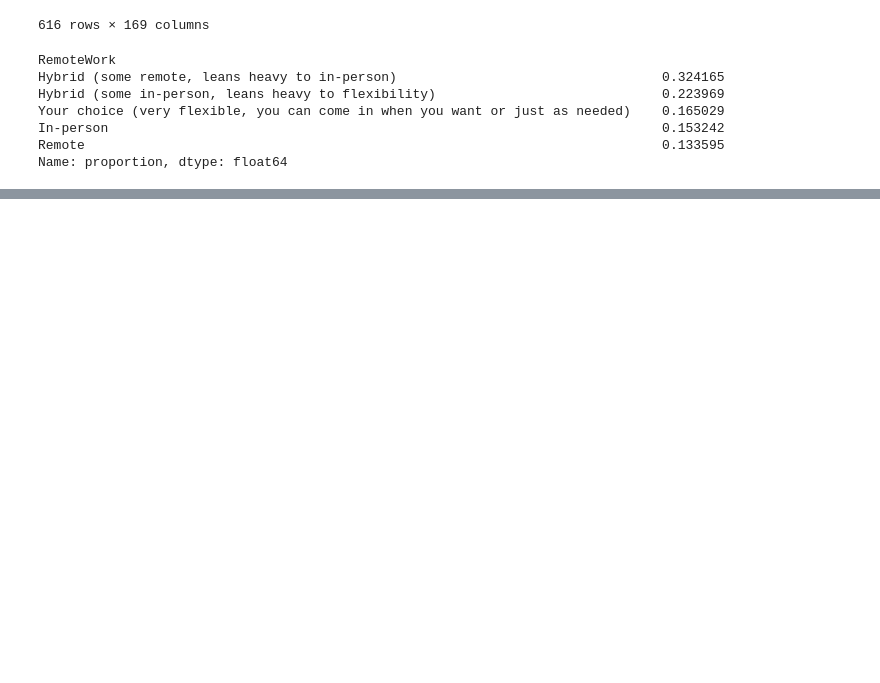
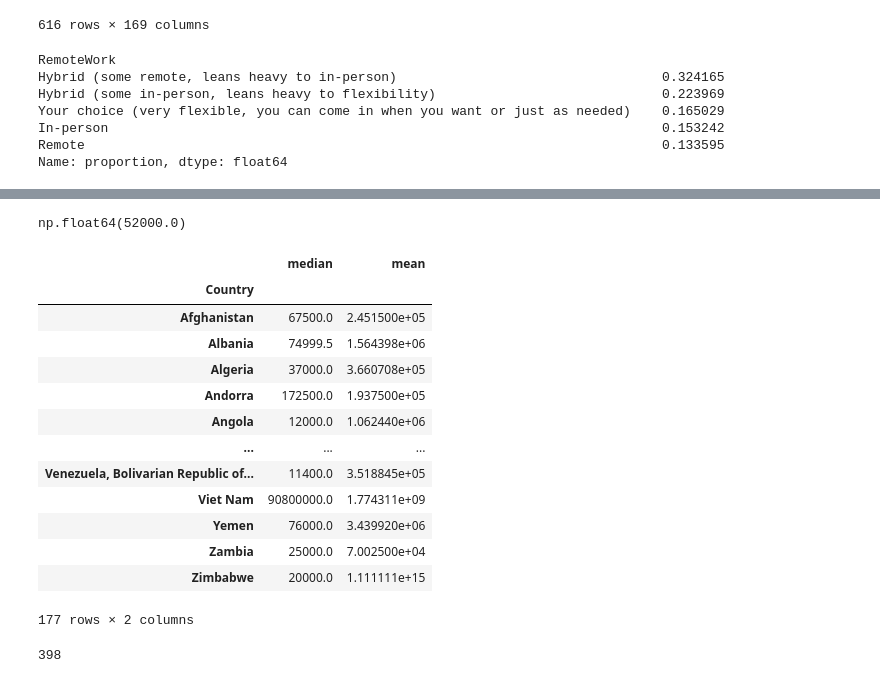
Before and after one commit to marx126/Databehandling-IAN-GAGLIARDI, a Jupyter notebook: Exercises/Stack Overflow exercise/Pandas Demo.ipynb, the cells around one changed output, grey strips where cells are left out. Saved outputs shown, nothing was run; the diff lists cells and outputs as text; code cells hidden in the pictures; blank space fills up the shorter version.

```diff
--- a/Exercises/Stack Overflow exercise/Pandas Demo.ipynb
+++ b/Exercises/Stack Overflow exercise/Pandas Demo.ipynb
@@ -680,0 +706,21 @@ Name: proportion, dtype: float64
+# %%
+country_grp["CompTotal"].median().loc["Spain"]
+# %% [output]
+np.float64(52000.0)
+# %%
+country_grp["CompTotal"].agg(["median", "mean"])
+# %% [output]
+|  | median | mean |
+| Country |  |  |
+| Afghanistan | 67500.0 | 2.451500e+05 |
+| Albania | 74999.5 | 1.564398e+06 |
+| Algeria | 37000.0 | 3.660708e+05 |
+| Andorra | 172500.0 | 1.937500e+05 |
+| Angola | 12000.0 | 1.062440e+06 |
+| ... | ... | ... |
+| Venezuela, Bolivarian Republic of... | 11400.0 | 3.518845e+05 |
+| Viet Nam | 90800000.0 | 1.774311e+09 |
+| Yemen | 76000.0 | 3.439920e+06 |
+| Zambia | 25000.0 | 7.002500e+04 |
+| Zimbabwe | 20000.0 | 1.111111e+15 |
+177 rows × 2 columns
@@ -680,0 +729,4 @@ Name: proportion, dtype: float64
+# %%
+df[filt]["LanguageHaveWorkedWith"].str.contains("Python").sum()
+# %% [output]
+398
```
Also changed, not shown: parts of 10 cells of this notebook.
